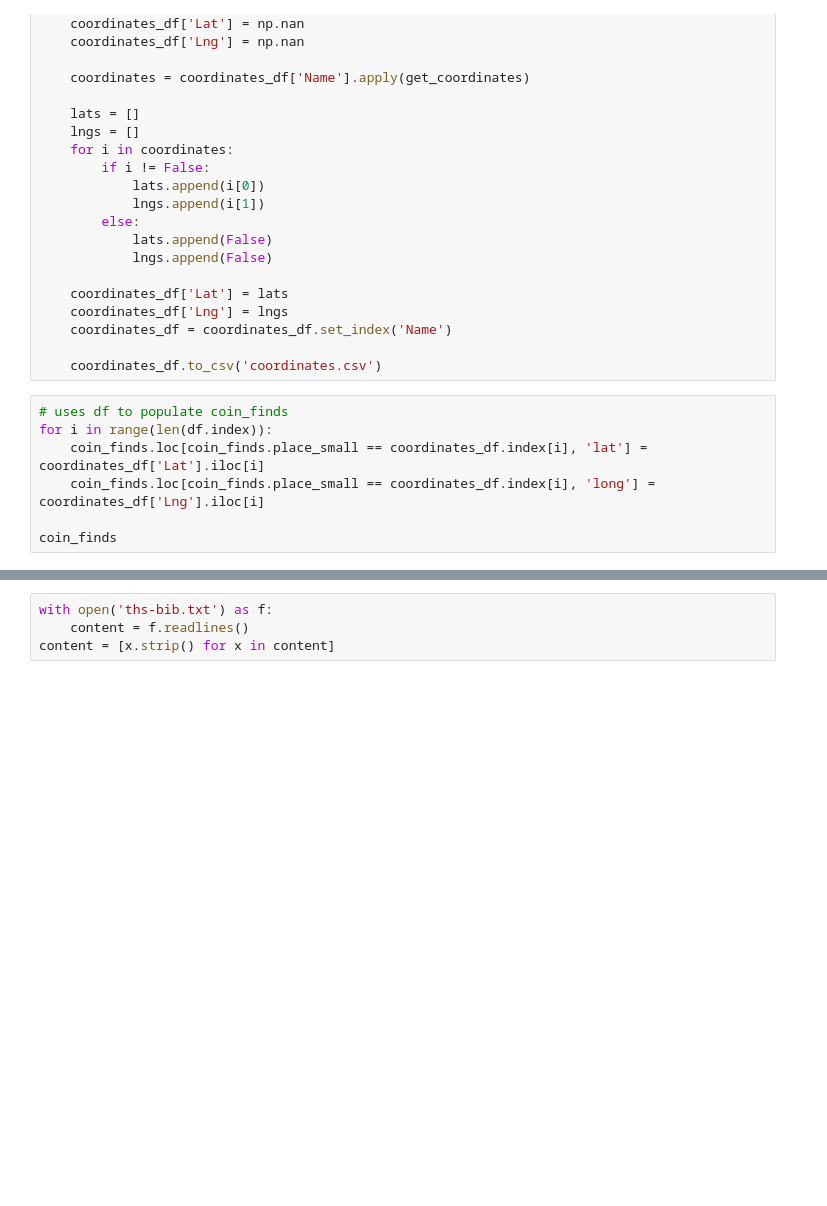
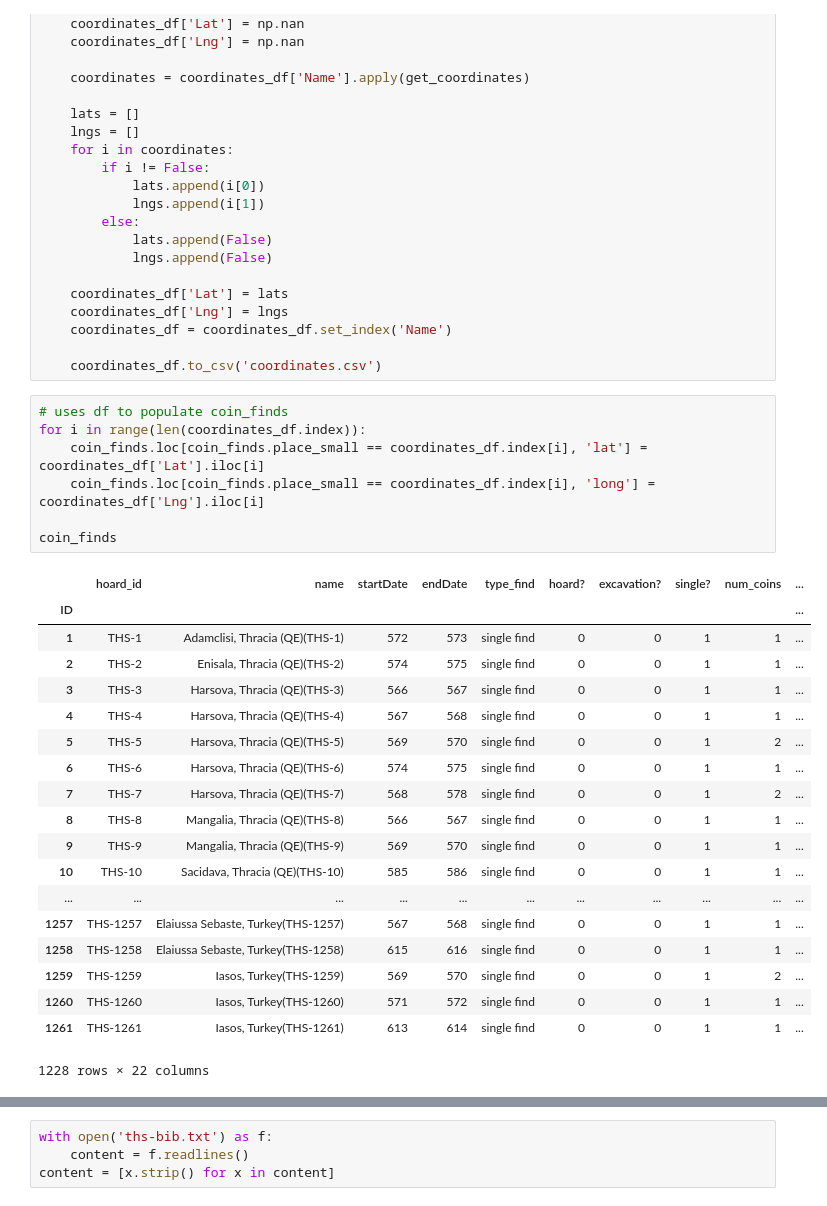
Before and after one commit to leemordechai/FLAME, a Jupyter notebook: THS.ipynb, the cells around one changed output, grey strips where cells are left out. Saved outputs shown, nothing was run; the diff lists cells and outputs as text; blank space fills up the shorter version.

```diff
--- a/THS.ipynb
+++ b/THS.ipynb
@@ -116,9 +116,29 @@ except:
     coordinates_df.to_csv('coordinates.csv')
 # %%
 # uses df to populate coin_finds
-for i in range(len(df.index)):
+for i in range(len(coordinates_df.index)):
     coin_finds.loc[coin_finds.place_small == coordinates_df.index[i], 'lat'] = coordinates_df['Lat'].iloc[i]
     coin_finds.loc[coin_finds.place_small == coordinates_df.index[i], 'long'] = coordinates_df['Lng'].iloc[i]
 
 coin_finds
+# %% [output]
+|  | hoard_id | name | startDate | endDate | type_find | hoard? | excavation? | single? | num_coins | ... |
+| ID |  |  |  |  |  |  |  |  |  | ... |
+| 1 | THS-1 | Adamclisi, Thracia (QE)(THS-1) | 572 | 573 | single find | 0 | 0 | 1 | 1 | ... |
+| 2 | THS-2 | Enisala, Thracia (QE)(THS-2) | 574 | 575 | single find | 0 | 0 | 1 | 1 | ... |
+| 3 | THS-3 | Harsova, Thracia (QE)(THS-3) | 566 | 567 | single find | 0 | 0 | 1 | 1 | ... |
+| 4 | THS-4 | Harsova, Thracia (QE)(THS-4) | 567 | 568 | single find | 0 | 0 | 1 | 1 | ... |
+| 5 | THS-5 | Harsova, Thracia (QE)(THS-5) | 569 | 570 | single find | 0 | 0 | 1 | 2 | ... |
+| 6 | THS-6 | Harsova, Thracia (QE)(THS-6) | 574 | 575 | single find | 0 | 0 | 1 | 1 | ... |
+| 7 | THS-7 | Harsova, Thracia (QE)(THS-7) | 568 | 578 | single find | 0 | 0 | 1 | 2 | ... |
+| 8 | THS-8 | Mangalia, Thracia (QE)(THS-8) | 566 | 567 | single find | 0 | 0 | 1 | 1 | ... |
+| 9 | THS-9 | Mangalia, Thracia (QE)(THS-9) | 569 | 570 | single find | 0 | 0 | 1 | 1 | ... |
+| 10 | THS-10 | Sacidava, Thracia (QE)(THS-10) | 585 | 586 | single find | 0 | 0 | 1 | 1 | ... |
+| ... | ... | ... | ... | ... | ... | ... | ... | ... | ... | ... |
+| 1257 | THS-1257 | Elaiussa Sebaste, Turkey(THS-1257) | 567 | 568 | single find | 0 | 0 | 1 | 1 | ... |
+| 1258 | THS-1258 | Elaiussa Sebaste, Turkey(THS-1258) | 615 | 616 | single find | 0 | 0 | 1 | 1 | ... |
+| 1259 | THS-1259 | Iasos, Turkey(THS-1259) | 569 | 570 | single find | 0 | 0 | 1 | 2 | ... |
+| 1260 | THS-1260 | Iasos, Turkey(THS-1260) | 571 | 572 | single find | 0 | 0 | 1 | 1 | ... |
+| 1261 | THS-1261 | Iasos, Turkey(THS-1261) | 613 | 614 | single find | 0 | 0 | 1 | 1 | ... |
+1228 rows × 22 columns
 # %%
```
Also changed, not shown: parts of 6 cells of this notebook, 1 other file.
